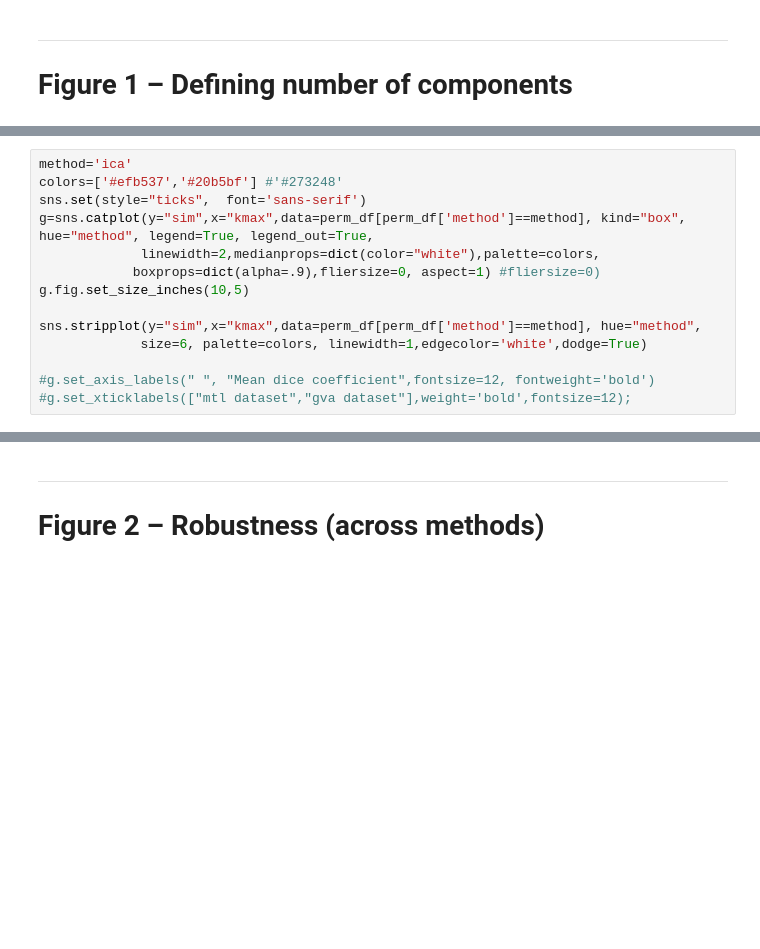
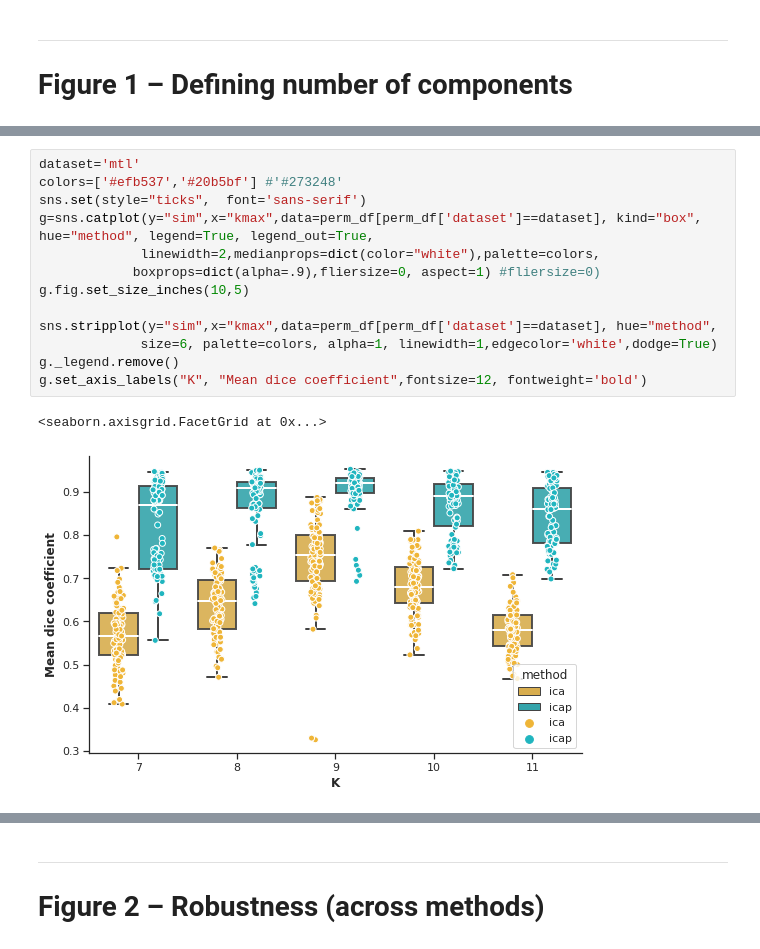
Before and after one commit to NawalK/hc_project_analyses, a Jupyter notebook: notebook/analysis_spine_only_paper.ipynb, the cells around one changed output, grey strips where cells are left out. Cells and saved outputs as stored; diff of their text form; blank space fills up the shorter version.

```diff
--- a/notebook/analysis_spine_only_paper.ipynb
+++ b/notebook/analysis_spine_only_paper.ipynb
@@ -103,14 +57,0 @@ K = 7
-# %%
-method='ica'
-colors=['#efb537','#20b5bf'] #'#273248'
-sns.set(style="ticks",  font='sans-serif')
-g=sns.catplot(y="sim",x="kmax",data=perm_df[perm_df['method']==method], kind="box", hue="method", legend=True, legend_out=True,
-             linewidth=2,medianprops=dict(color="white"),palette=colors,
-            boxprops=dict(alpha=.9),fliersize=0, aspect=1) #fliersize=0)
-g.fig.set_size_inches(10,5)
-
-sns.stripplot(y="sim",x="kmax",data=perm_df[perm_df['method']==method], hue="method",
-             size=6, palette=colors, linewidth=1,edgecolor='white',dodge=True)
-
-#g.set_axis_labels(" ", "Mean dice coefficient",fontsize=12, fontweight='bold')
-#g.set_xticklabels(["mtl dataset","gva dataset"],weight='bold',fontsize=12);
@@ -119,0 +114,16 @@ sns.stripplot(y="sim",x="kmax",data=perm_df[perm_df['method']==method], hue="met
+# %%
+dataset='mtl'
+colors=['#efb537','#20b5bf'] #'#273248'
+sns.set(style="ticks",  font='sans-serif')
+g=sns.catplot(y="sim",x="kmax",data=perm_df[perm_df['dataset']==dataset], kind="box", hue="method", legend=True, legend_out=True,
+             linewidth=2,medianprops=dict(color="white"),palette=colors,
+            boxprops=dict(alpha=.9),fliersize=0, aspect=1) #fliersize=0)
+g.fig.set_size_inches(10,5)
+
+sns.stripplot(y="sim",x="kmax",data=perm_df[perm_df['dataset']==dataset], hue="method",
+             size=6, palette=colors, alpha=1, linewidth=1,edgecolor='white',dodge=True)
+g._legend.remove()
+g.set_axis_labels("K", "Mean dice coefficient",fontsize=12, fontweight='bold')
+# %% [output]
+<seaborn.axisgrid.FacetGrid at 0x...>
+[figure, added]
```
Also changed, not shown: parts of 31 cells of this notebook, 1 other file.
